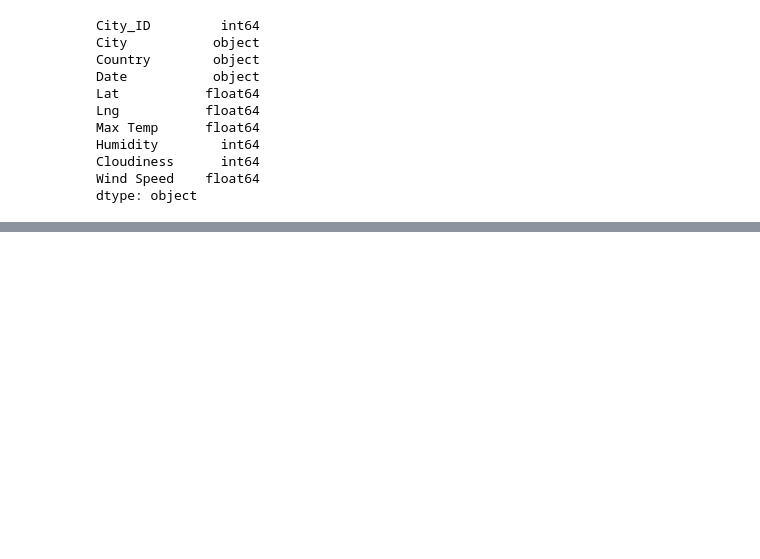
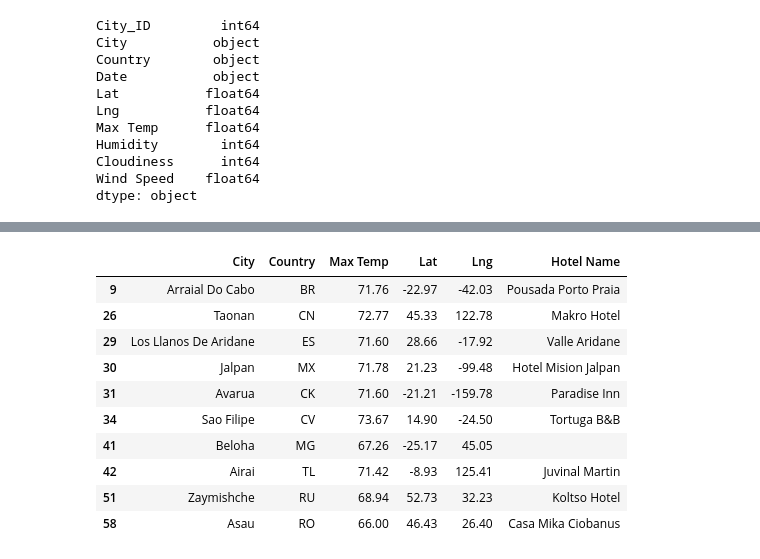
Before and after one commit to mariawolf29/World_Weather_Analysis, a Jupyter notebook: WeatherPy.ipynb, the cells around one changed output, grey strips where cells are left out. Cells and saved outputs as stored; diff of their text form; code cells hidden in the pictures; blank space fills up the shorter version.

```diff
--- a/WeatherPy.ipynb
+++ b/WeatherPy.ipynb
@@ -540,0 +637,30 @@ heat_layer = gmaps.heatmap_layer(locations, weights=max_temp)
+# %%
+# Set the parameters to search for a hotel in Paris.
+params = {
+    "radius": 5000,
+    "types": "lodging",
+    "key": gkey,
+    "location": ["Lat", "Lng"]}
+# Use base URL to search for hotels in Paris.
+base_url = "https://maps.googleapis.com/maps/api/place/nearbysearch/json"
+# Make request and get the JSON data from the search.
+hotels = requests.get(base_url, params=params).json()
+# %%
+# Iterate through the DataFrame.
+for index, row in hotel_df.iterrows():
+    # Get the latitude and longitude.
+    lat = row["Lat"]
+    lng = row["Lng"]
+
+    # Add the latitude and longitude to location key for the params dictionary.
+    params["location"] = f"{lat},{lng}"
+
+    # Use the search term: "lodging" and our latitude and longitude.
+    base_url = "https://maps.googleapis.com/maps/api/place/nearbysearch/json"
+    # Make request and get the JSON data from the search.
+    hotels = requests.get(base_url, params=params).json()
+    # Grab the first hotel from the results and store the name.
+    try:
+        hotel_df.loc[index, "Hotel Name"] = hotels["results"][0]["name"]
+    except (IndexError):
+        print("Hotel not found... skipping.")
@@ -540,0 +683,14 @@ heat_layer = gmaps.heatmap_layer(locations, weights=max_temp)
+# %%
+hotel_df.head(10)
+# %% [output]
+|  | City | Country | Max Temp | Lat | Lng | Hotel Name |
+| 9 | Arraial Do Cabo | BR | 71.76 | -22.97 | -42.03 | Pousada Porto Praia |
+| 26 | Taonan | CN | 72.77 | 45.33 | 122.78 | Makro Hotel |
+| 29 | Los Llanos De Aridane | ES | 71.60 | 28.66 | -17.92 | Valle Aridane |
+| 30 | Jalpan | MX | 71.78 | 21.23 | -99.48 | Hotel Mision Jalpan |
+| 31 | Avarua | CK | 71.60 | -21.21 | -159.78 | Paradise Inn |
+| 34 | Sao Filipe | CV | 73.67 | 14.90 | -24.50 | Tortuga B&B |
+| 41 | Beloha | MG | 67.26 | -25.17 | 45.05 |  |
+| 42 | Airai | TL | 71.42 | -8.93 | 125.41 | Juvinal Martin |
+| 51 | Zaymishche | RU | 68.94 | 52.73 | 32.23 | Koltso Hotel |
+| 58 | Asau | RO | 66.00 | 46.43 | 26.40 | Casa Mika Ciobanus |
```
Also changed, not shown: parts of 40 cells of this notebook.
